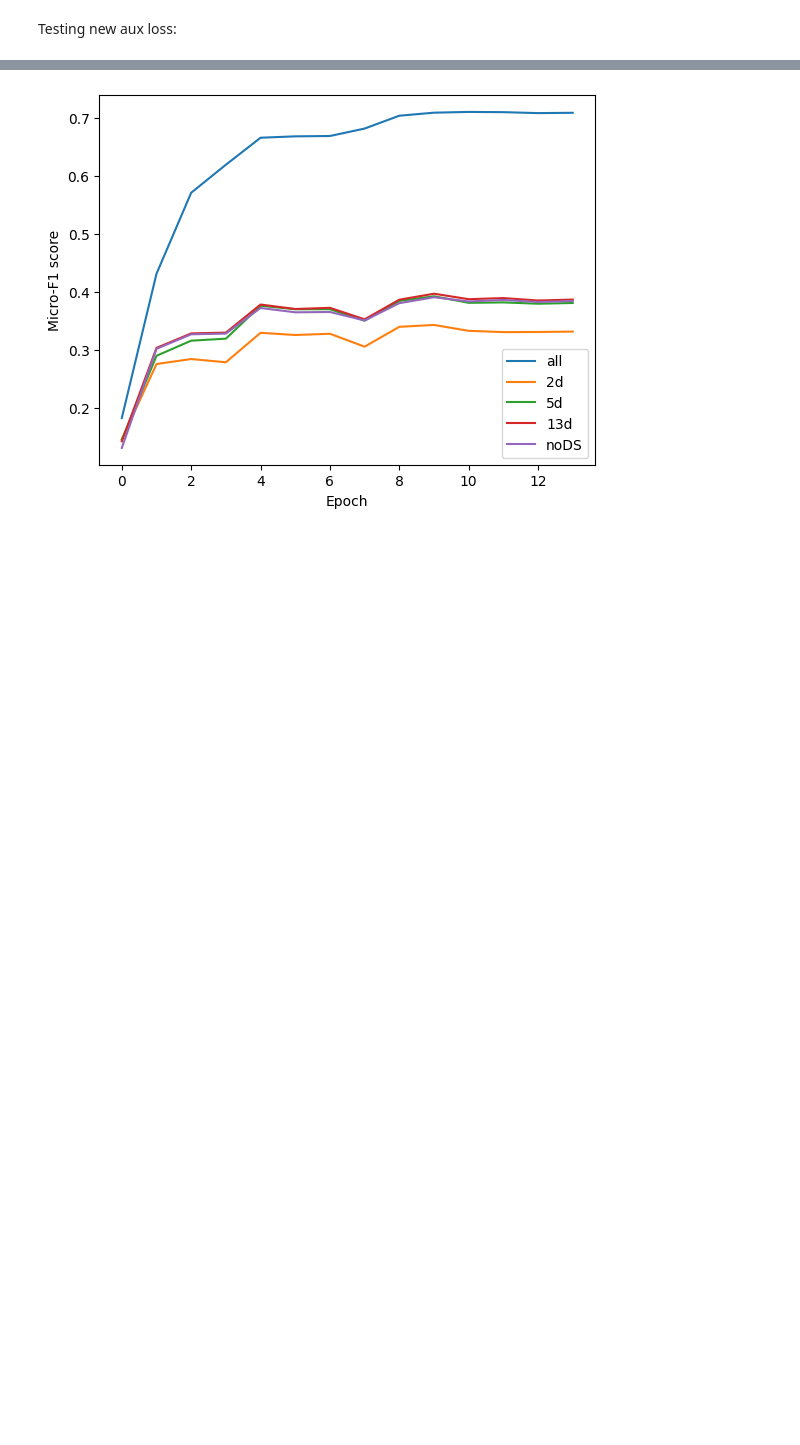
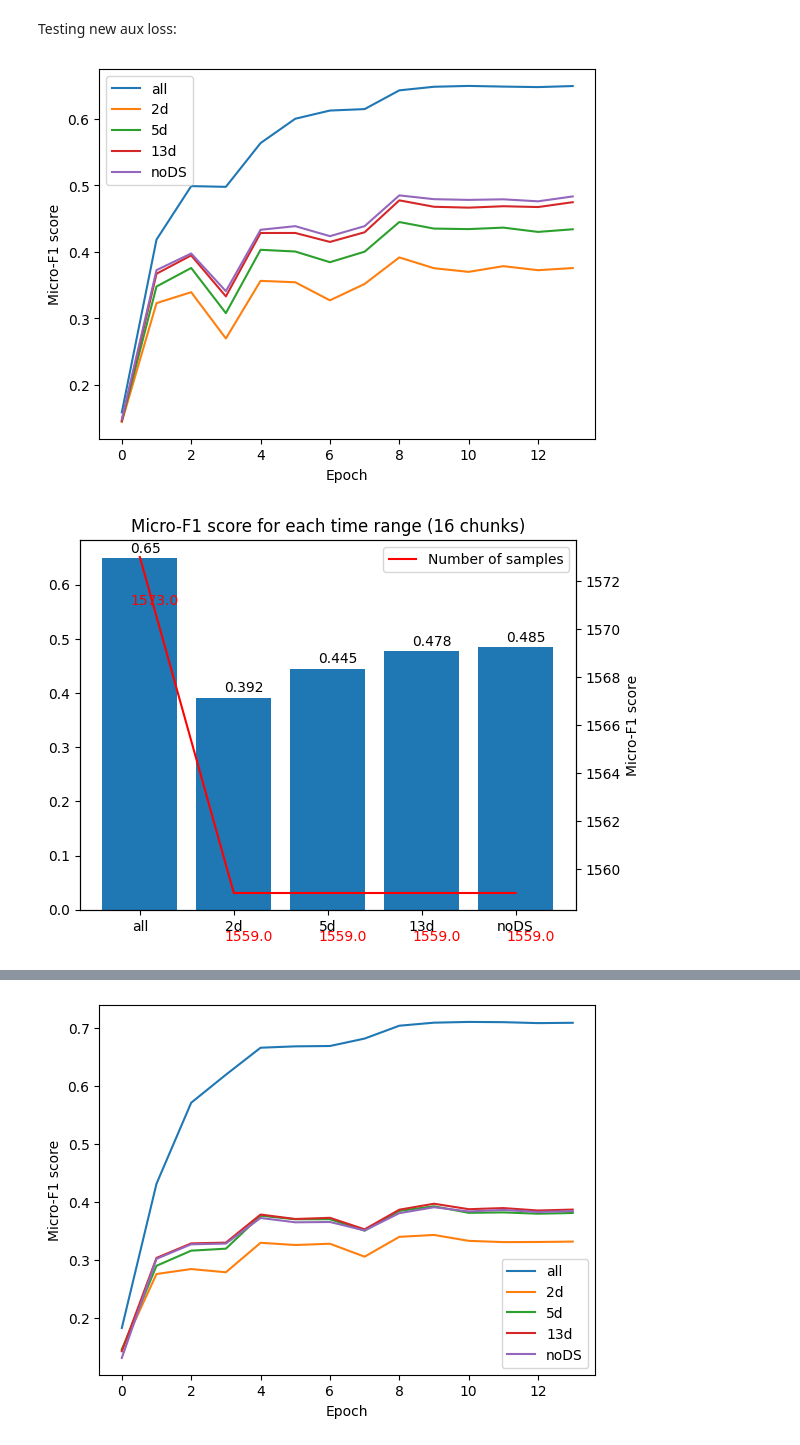
Before and after one commit to mireiahernandez/icd-continuous-prediction, a Jupyter notebook: visualize_results.ipynb, the cells around one changed output, grey strips where cells are left out. Cells and saved outputs as stored; diff of their text form; code cells hidden in the pictures; blank space fills up the shorter version.

Commit message:
new results

```diff
--- a/visualize_results.ipynb
+++ b/visualize_results.ipynb
@@ -48,5 +46,24 @@ def plot_performance(results):
     plt.xlabel('Time range')
     plt.title('Micro-F1 score for each time range (16 chunks)')
     plt.show()
+# %%
+# plot the total, cls and aux loss
+def plot_loss(results):
+    losses =  ['train_loss', 'train_loss_aux', 'train_loss_cls']
+    for loss in losses:
+        plt.plot(results["all"][loss], label=loss)
+    plt.legend()
 # %% [markdown]
 Testing new aux loss:
+# %%
+import pandas as pd
+import matplotlib.pyplot as plt
+
+# run_name = 'results/Definitive_temp_4_'
+run_name = 'results/Temp_Eval_CLS_uniform_l_aux_next_notransf'
+plot_training(get_results(run_name, is_temp=True))
+plot_performance(get_results(run_name, is_temp=True))
+plot_loss(get_results(run_name))
+# %% [output]
+[figure, added]
+[figure, added]
```
Also changed, not shown: parts of 8 cells of this notebook.
